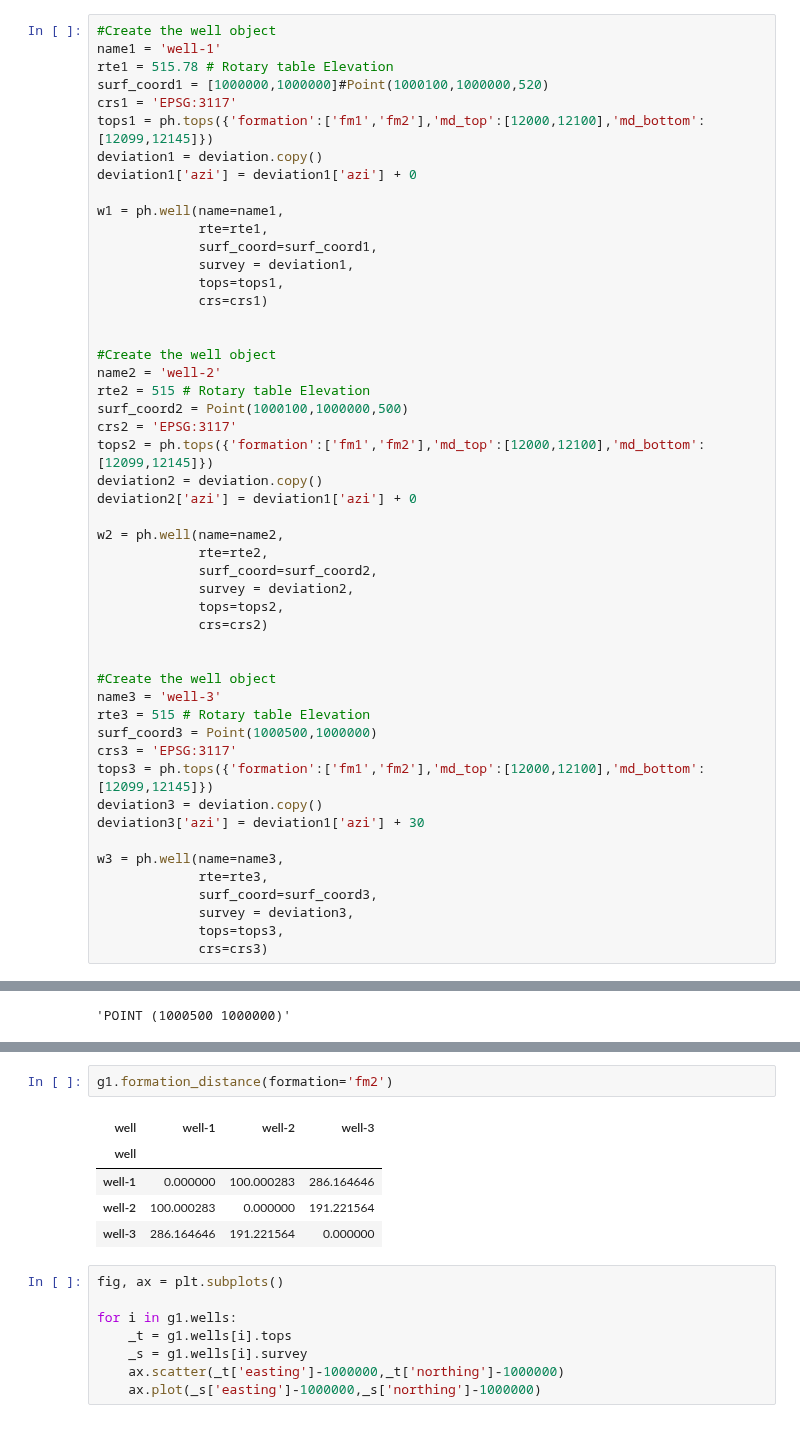
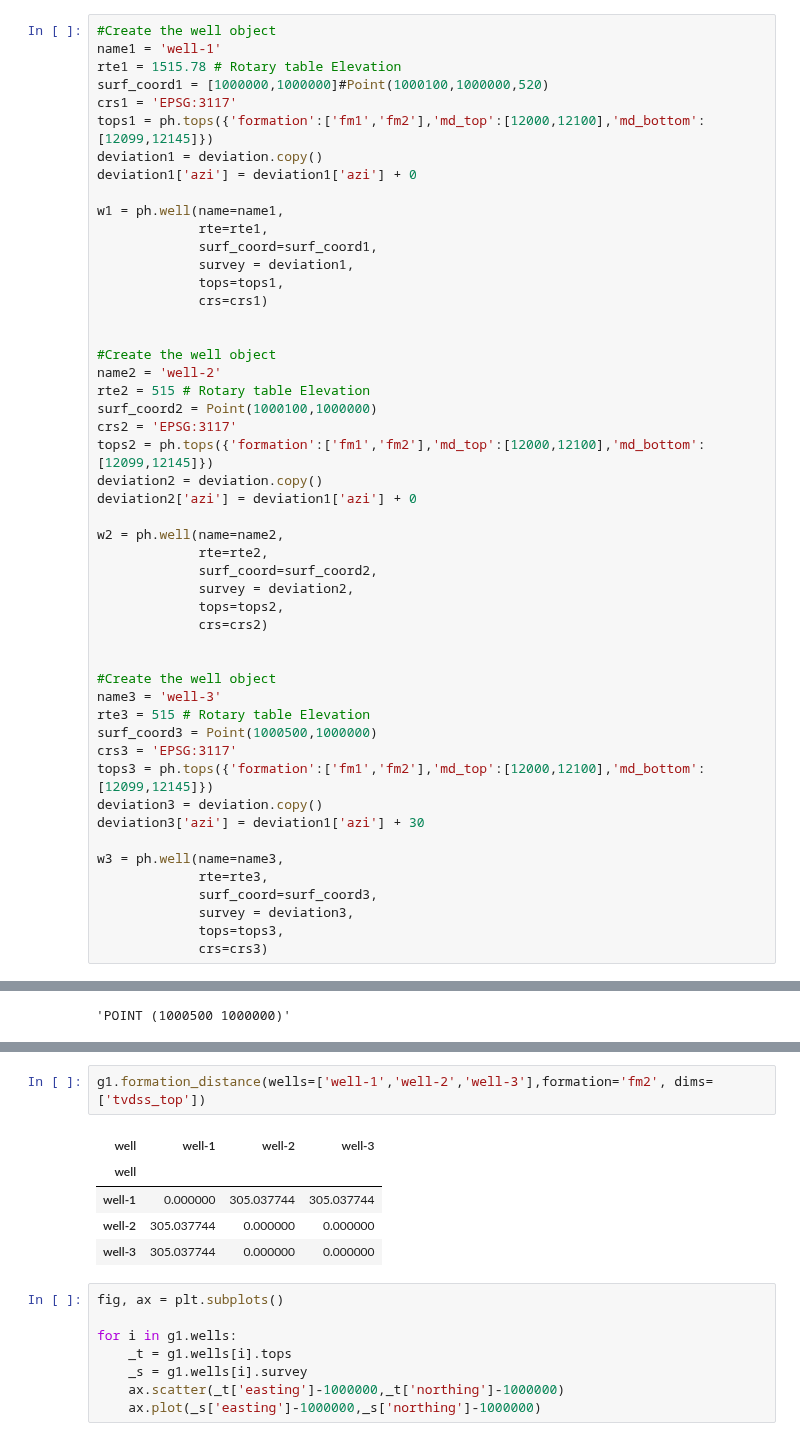
Before and after one commit to scuervo91/reservoirpy, a Jupyter notebook: examples/welllogs/1-basics/2-groups_wells.ipynb, the cells around one changed output, grey strips where cells are left out. Drawn from its saved outputs; the diff is of its cells as text.

```diff
--- a/examples/welllogs/1-basics/2-groups_wells.ipynb
+++ b/examples/welllogs/1-basics/2-groups_wells.ipynb
@@ -34,7 +43,7 @@ tops1
 # %%
 #Create the well object
 name1 = 'well-1'
-rte1 = 515.78 # Rotary table Elevation
+rte1 = 1515.78 # Rotary table Elevation
 surf_coord1 = [1000000,1000000]#Point(1000100,1000000,520)
 crs1 = 'EPSG:3117'
 tops1 = ph.tops({'formation':['fm1','fm2'],'md_top':[12000,12100],'md_bottom':[12099,12145]})
@@ -52,7 +61,7 @@ w1 = ph.well(name=name1,
 #Create the well object
 name2 = 'well-2'
 rte2 = 515 # Rotary table Elevation
-surf_coord2 = Point(1000100,1000000,500)
+surf_coord2 = Point(1000100,1000000)
 crs2 = 'EPSG:3117'
 tops2 = ph.tops({'formation':['fm1','fm2'],'md_top':[12000,12100],'md_bottom':[12099,12145]})
 deviation2 = deviation.copy()
@@ -120,11 +136,11 @@ m
 # %%
-g1.formation_distance(formation='fm2')
+g1.formation_distance(wells=['well-1','well-2','well-3'],formation='fm2', dims=['tvdss_top'])
 # %% [output]
 | well | well-1 | well-2 | well-3 |
 | well |  |  |  |
-| well-1 | 0.000000 | 100.000283 | 286.164646 |
-| well-2 | 100.000283 | 0.000000 | 191.221564 |
-| well-3 | 286.164646 | 191.221564 | 0.000000 |
+| well-1 | 0.000000 | 305.037744 | 305.037744 |
+| well-2 | 305.037744 | 0.000000 | 0.000000 |
+| well-3 | 305.037744 | 0.000000 | 0.000000 |
 # %%
 fig, ax = plt.subplots()
 
```
Also changed, not shown: parts of 7 cells of this notebook, 3 other files.
